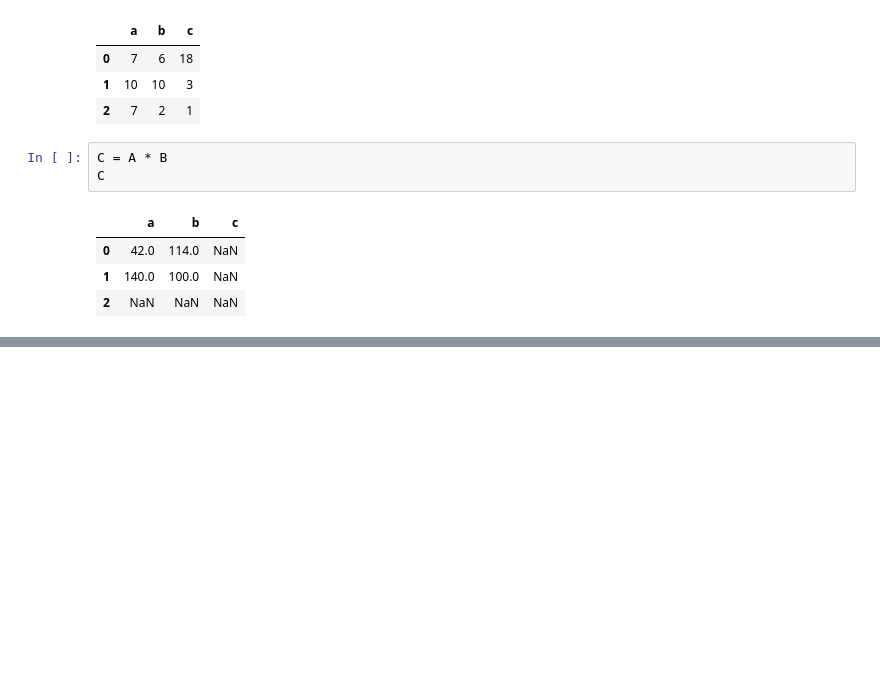
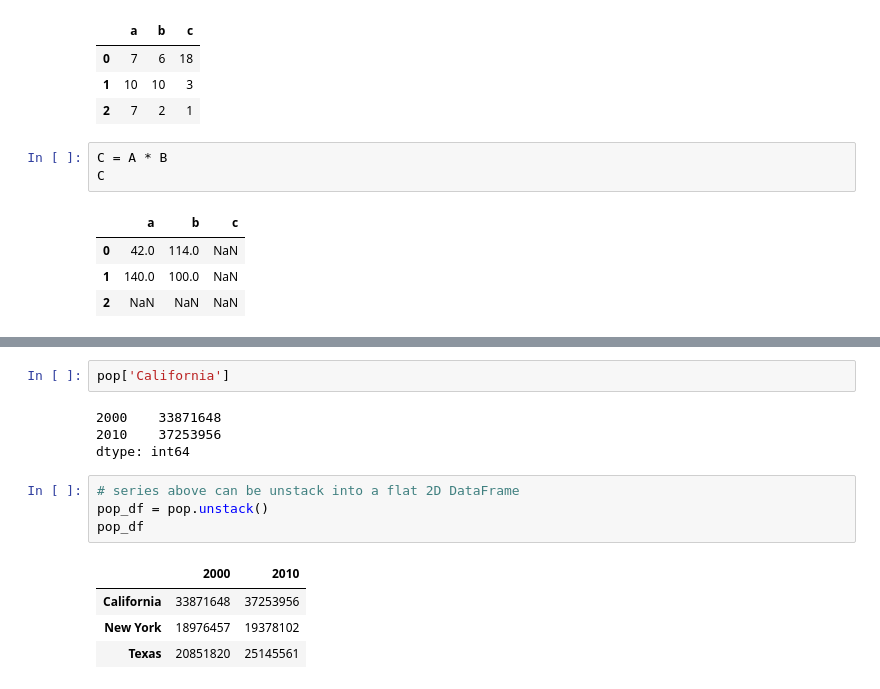
Before and after one commit to dmitryaleks/python-data-science, a Jupyter notebook: notebooks/pandas-series-and-dataframes.ipynb, the cells around one changed output, grey strips where cells are left out. Saved outputs shown, nothing was run; the diff lists cells and outputs as text; blank space fills up the shorter version.

```diff
--- a/notebooks/pandas-series-and-dataframes.ipynb
+++ b/notebooks/pandas-series-and-dataframes.ipynb
@@ -323,0 +369,15 @@ Name: 0, dtype: float64
+# %%
+pop['California']
+# %% [output]
+2000    33871648
+2010    37253956
+dtype: int64
+# %%
+# series above can be unstack into a flat 2D DataFrame
+pop_df = pop.unstack()
+pop_df
+# %% [output]
+|  | 2000 | 2010 |
+| California | 33871648 | 37253956 |
+| New York | 18976457 | 19378102 |
+| Texas | 20851820 | 25145561 |
```
Also changed, not shown: parts of 11 cells of this notebook.
